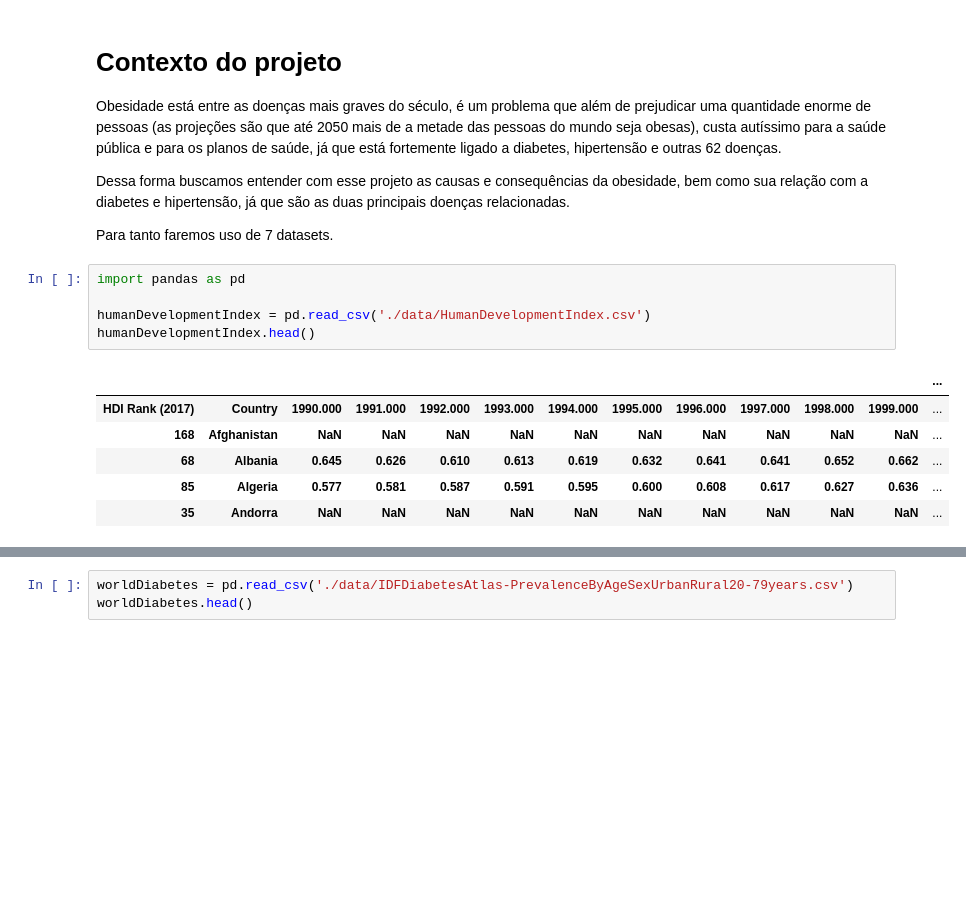
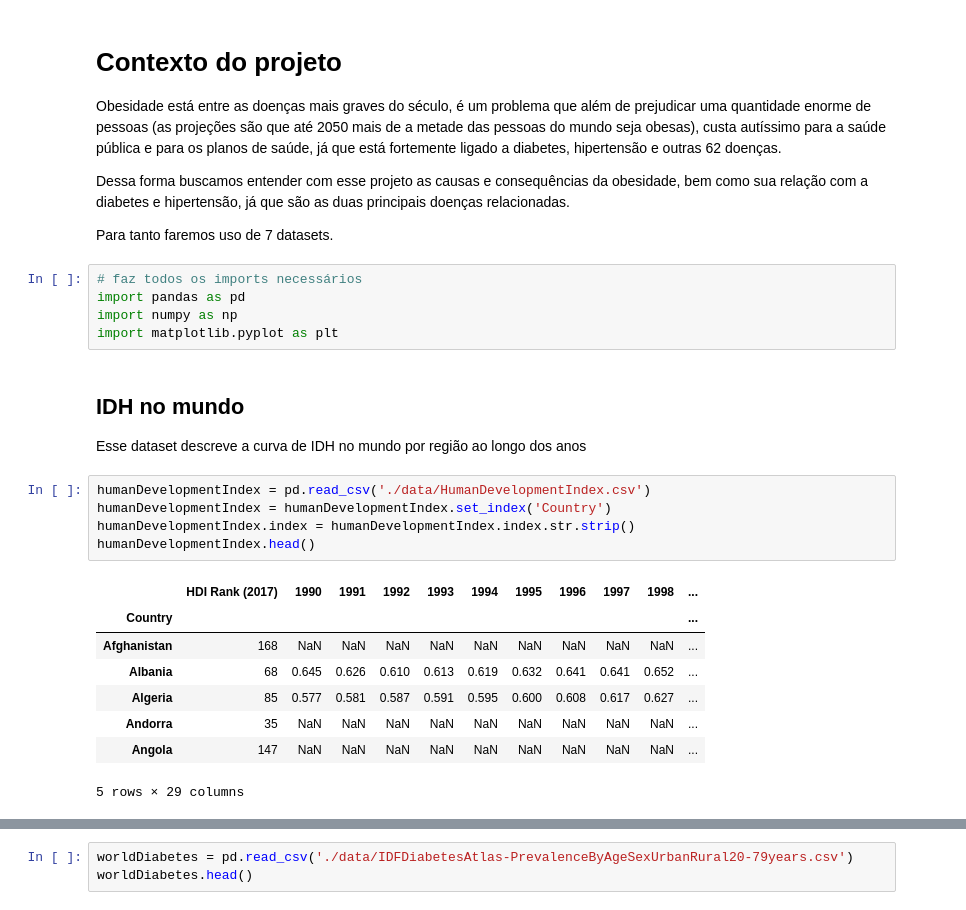
Before and after one commit to if1015-datascience-ufpe/2018-2-projeto-follow-up, a Jupyter notebook: src/Follow UP.ipynb, the cells around one changed output, grey strips where cells are left out. Cells and saved outputs as stored; diff of their text form; blank space fills up the shorter version.

Commit message:
Organizes data loading, adding descriptions to each dataset, and add visualization of HDI and obesity percentage in Brazil

```diff
--- a/src/Follow UP.ipynb
+++ b/src/Follow UP.ipynb
@@ -5,15 +5,25 @@ Obesidade está entre as doenças mais graves do século, é um problema que al
 Dessa forma buscamos entender com esse projeto as causas e consequências da obesidade, bem como sua relação com a diabetes e hipertensão, já que são as duas principais doenças relacionadas.
 
 Para tanto faremos uso de 7 datasets.
+# %%
+# faz todos os imports necessários
+import pandas as pd
+import numpy as np
+import matplotlib.pyplot as plt
+# %% [markdown]
+## IDH no mundo
+Esse dataset descreve a curva de IDH no mundo por região ao longo dos anos
 # %%
-import pandas as pd
-
 humanDevelopmentIndex = pd.read_csv('./data/HumanDevelopmentIndex.csv')
+humanDevelopmentIndex = humanDevelopmentIndex.set_index('Country')
+humanDevelopmentIndex.index = humanDevelopmentIndex.index.str.strip()
 humanDevelopmentIndex.head()
 # %% [output]
-|  |  |  |  |  |  |  |  |  |  |  |  | ... |
-| HDI Rank (2017) | Country | 1990.000 | 1991.000 | 1992.000 | 1993.000 | 1994.000 | 1995.000 | 1996.000 | 1997.000 | 1998.000 | 1999.000 | ... |
-| 168 | Afghanistan | NaN | NaN | NaN | NaN | NaN | NaN | NaN | NaN | NaN | NaN | ... |
-| 68 | Albania | 0.645 | 0.626 | 0.610 | 0.613 | 0.619 | 0.632 | 0.641 | 0.641 | 0.652 | 0.662 | ... |
-| 85 | Algeria | 0.577 | 0.581 | 0.587 | 0.591 | 0.595 | 0.600 | 0.608 | 0.617 | 0.627 | 0.636 | ... |
-| 35 | Andorra | NaN | NaN | NaN | NaN | NaN | NaN | NaN | NaN | NaN | NaN | ... |
+|  | HDI Rank (2017) | 1990 | 1991 | 1992 | 1993 | 1994 | 1995 | 1996 | 1997 | 1998 | ... |
+| Country |  |  |  |  |  |  |  |  |  |  | ... |
+| Afghanistan | 168 | NaN | NaN | NaN | NaN | NaN | NaN | NaN | NaN | NaN | ... |
+| Albania | 68 | 0.645 | 0.626 | 0.610 | 0.613 | 0.619 | 0.632 | 0.641 | 0.641 | 0.652 | ... |
+| Algeria | 85 | 0.577 | 0.581 | 0.587 | 0.591 | 0.595 | 0.600 | 0.608 | 0.617 | 0.627 | ... |
+| Andorra | 35 | NaN | NaN | NaN | NaN | NaN | NaN | NaN | NaN | NaN | ... |
+| Angola | 147 | NaN | NaN | NaN | NaN | NaN | NaN | NaN | NaN | NaN | ... |
+5 rows × 29 columns
```
Also changed, not shown: parts of 9 cells of this notebook.
